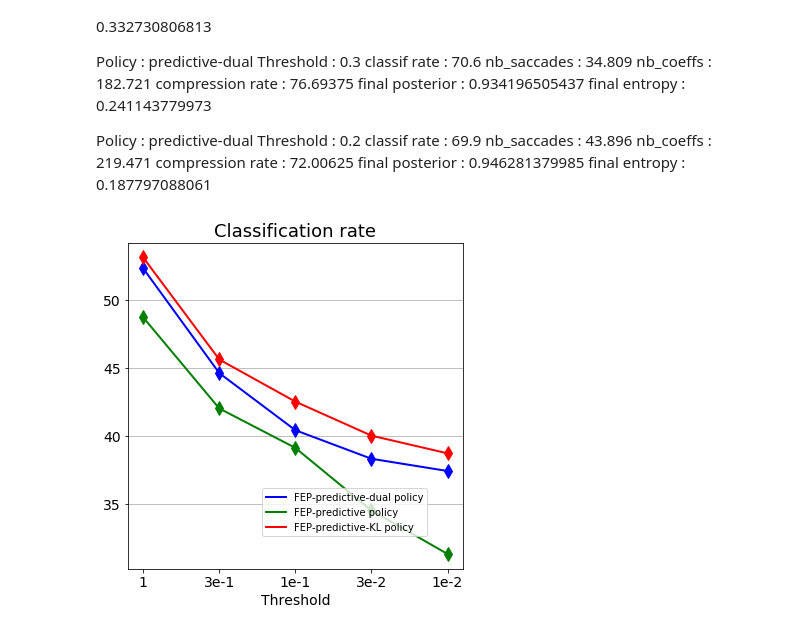
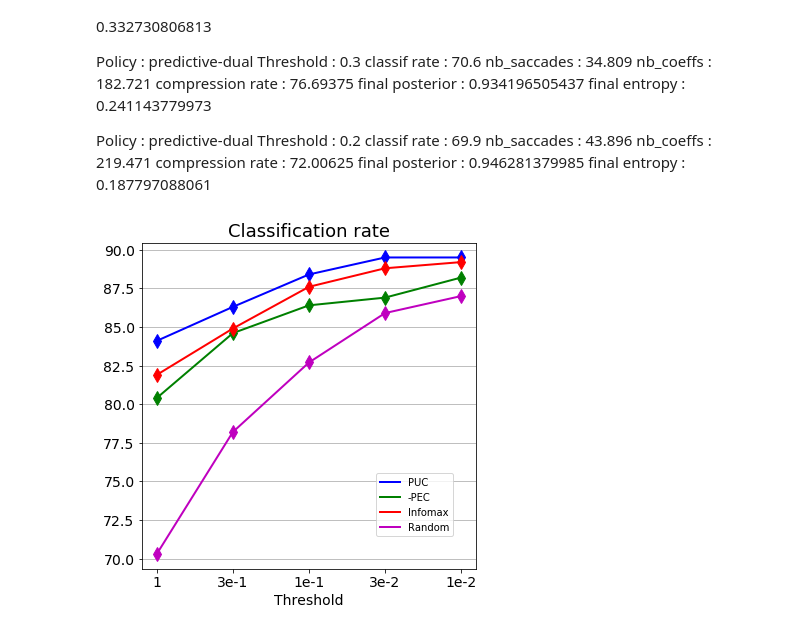
Before and after one commit to gdbmanu/git-active-vision, a Jupyter notebook: foveated-iclr/mnist-waveimage-record-display.ipynb, the cells around one changed output. Cells and saved outputs as stored; diff of their text form; code cells hidden in the pictures.

```diff
--- a/foveated-iclr/mnist-waveimage-record-display.ipynb
+++ b/foveated-iclr/mnist-waveimage-record-display.ipynb
@@ -13,6 +50,10 @@ import time
 # %%
-#dict_records = np.load('mnist-waveimage-records-FEP-dual-full-limit.npy').tolist()
-dict_records = np.load('mnist-waveimage-records-FEP-dual-full-limit.npy').tolist()
+# Lecture données IMOL
+dict_records_pmeas = np.load('mnist-waveimage-records-FEP-dual-full-H0_init-random.npy').tolist()
+for k in dict_records_bis:
+    dict_records[k] = {}
+    for k2 in dict_records_bis[k]:
+        dict_records[k][k2]  = dict_records_bis[k][k2]
 #dict_records = np.load('mnist-waveimage-records-FEP-dual-full-H0_init-naive-bayes.npy').tolist()
 #dict_records = np.load('tmp.npy').tolist() # +++
 #dict_records = np.load('data/mnist-waveimage-FCNN-records-predictive-1e-05.npy').tolist()
@@ -55,7 +96,7 @@ mem_mem_saccades = {}
 mem_mem_compression_rate = {}
 
 #for POL in ('predictive', 'predictive-dual', 'predictive-KL', 'FEP-predictive', 'FEP-predictive-dual', 'FEP-predictive-KL',  'saliency-based', 'generic-saliency-based', 'random'): #): #: #', ' ):
-for POL in ('FEP-predictive-dual', 'FEP-predictive', 'FEP-predictive-KL'): #): #: #', ' ):
+for POL in ('FEP-predictive-dual', 'FEP-predictive-KL',  'FEP-predictive', 'random'): #): #: #', ' ):
     mem_classif_rate[POL] = []
     mem_mem_saccades[POL] = []
     mem_mem_compression_rate[POL] = []
@@ -149,21 +190,24 @@ final entropy : 0.187797088061
 # %%
 f = plt.figure(figsize = (6, 6))
 NB_THRESHOLDS = 5
-liste_col = ['b', 'g', 'r']
-for i, POL in enumerate(('FEP-predictive-dual', 'FEP-predictive', 'FEP-predictive-KL')):#('predictive', 'saliency-based', 'random')):
-    plt.plot(np.arange(NB_THRESHOLDS), mem_classif_rate[POL], liste_col[i], label = POL + ' policy', lw=2)
+liste_col = ['b', 'g', 'r','m']
+#liste_pol = ['H1-FEP', 'Dual-FEP', 'Infomax',  'Random']
+liste_pol =  ['PUC', '-PEC', 'Infomax',  'Random']
+for i, POL in enumerate(('FEP-predictive-KL', 'FEP-predictive-dual','FEP-predictive', 'random')):#('predictive', 'saliency-based', 'random')):
+    plt.plot(np.arange(NB_THRESHOLDS), mem_classif_rate[POL], liste_col[i], label = liste_pol[i], lw=2)
     plt.plot(np.arange(NB_THRESHOLDS), mem_classif_rate[POL], liste_col[i]+'d', ms = 10)
 #plt.plot([-.1,4.1], [mem_classif_rate['full'][0]] * 2, 'r--', label = 'exhaustive scan', lw=2)
-plt.legend(loc = (.4,.1))
+plt.legend(loc = (.7,.1))
 plt.title('Classification rate', fontsize = 18)
 plt.xlabel('Threshold', fontsize = 14)
 #plt.xticks(np.arange(NB_THRESHOLDS), ('1e-1', '1e-2', '1e-3', '1e-4', '1e-5'), fontsize = 14)
 plt.xticks(np.arange(NB_THRESHOLDS), ('1', '3e-1', '1e-1', '3e-2', '1e-2'), fontsize = 14)
 #plt.xticks(np.arange(NB_THRESHOLDS), ('2', '1.5', '1', '7e-1', '5e-1', '3e-1', '2e-1', '1e-1'), fontsize = 14)
 plt.yticks(fontsize = 14)
 #plt.xlim([-.2,4.2])
 #plt.ylim([70, 100])
 f.gca().yaxis.grid(True)
-plt.savefig('FEP-CNN-classif.png')
+#plt.savefig('FEP-CNN-classif.png')
+plt.savefig('FEP-base-classif-IMOL-3.png')
 # %% [output]
-[figure, old version]
+[figure, new version]
```
Also changed, not shown: parts of 8 cells of this notebook, 2 other files.
